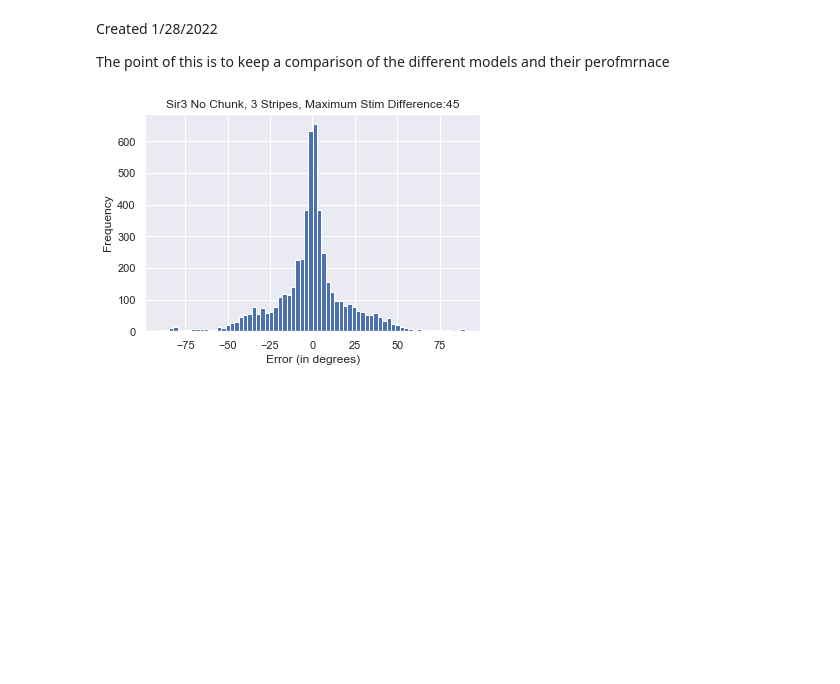
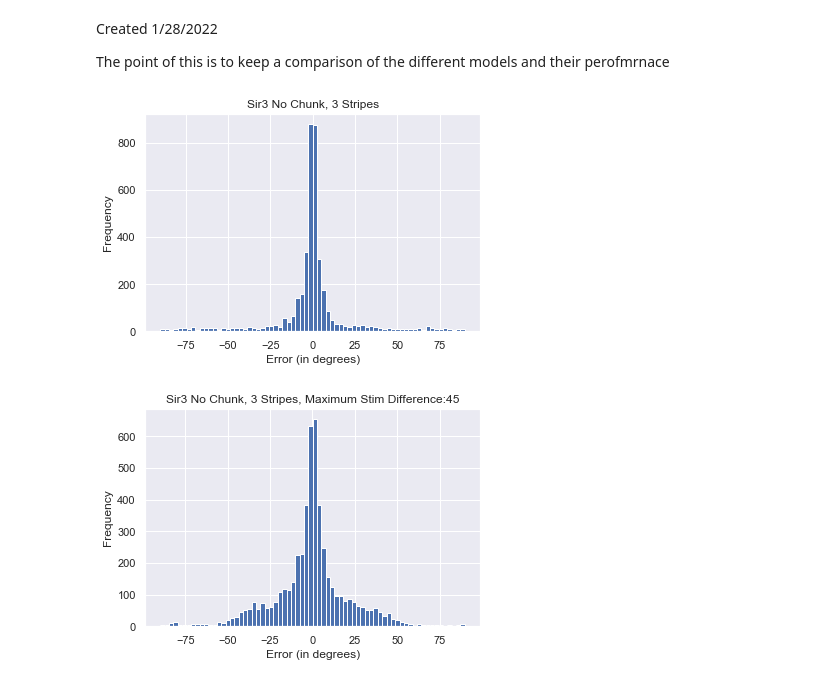
Before and after one commit to AneriSoni/workingmemory, a Jupyter notebook: analysis/ModelComparisons.ipynb, the cells around one changed output. Drawn from its saved outputs; the diff is of its cells as text; code cells hidden in the pictures; blank space fills up the shorter version.

```diff
--- a/analysis/ModelComparisons.ipynb
+++ b/analysis/ModelComparisons.ipynb
@@ -10,6 +10,23 @@ import seaborn as sns
 import os
 sns.set()
 from decodedoutputdefs import Precision #class with the compiled definitions
+# %%
+base = "Z:/leabra/examples/workingmemory/sir2_new/results/Ring/3Stripe/"
+files = os.listdir(base)
+full_files = [base+f for f in files]
+p = Precision()
+err_sir2_nochunk_3Stripe = p.mult_models(full_files)
+
+name = 'Sir3 No Chunk, 3 Stripes'
+plt.hist(err_sir2_nochunk_3Stripe, bins = 70)
+plt.title(name)
+plt.xlabel('Error (in degrees)')
+plt.ylabel('Frequency')
+#plt.ylim([0,2500])
+#plt.xlim([-30,30])
+plt.show()
+# %% [output]
+[figure, added]
 # %%
 base = "Z:/leabra/examples/workingmemory/sir2_chunk/results/Ring/3Stripe/"
 files = os.listdir(base)
```
Also changed, not shown: 4 other files.
